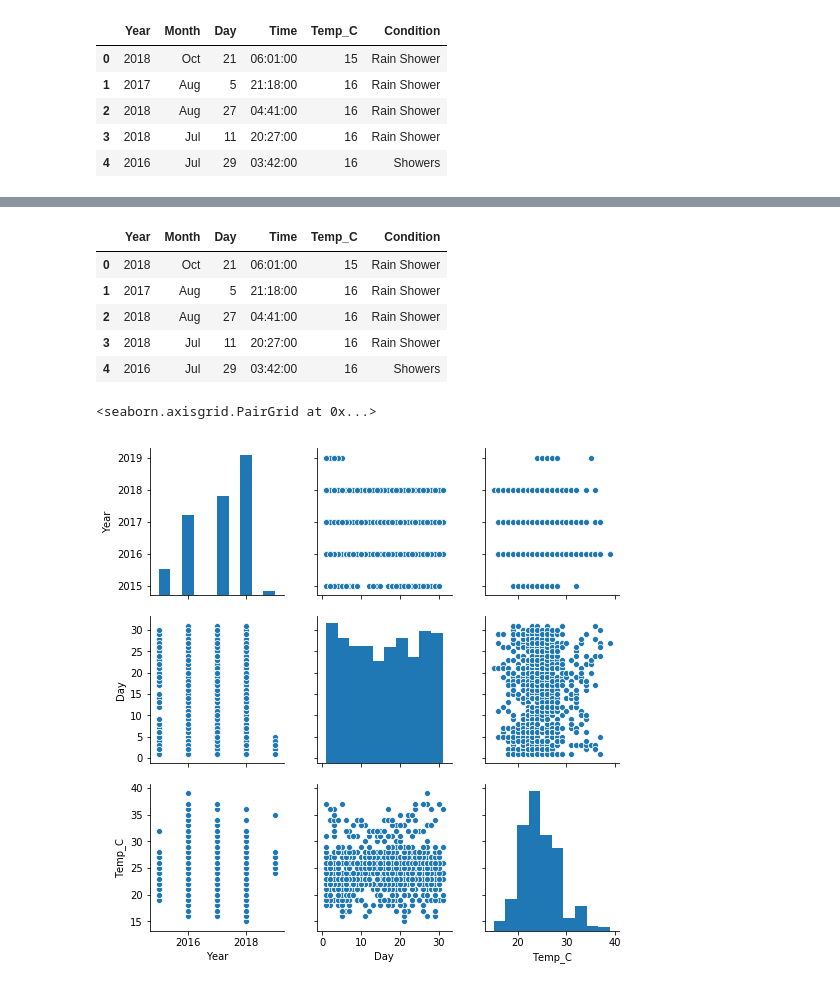
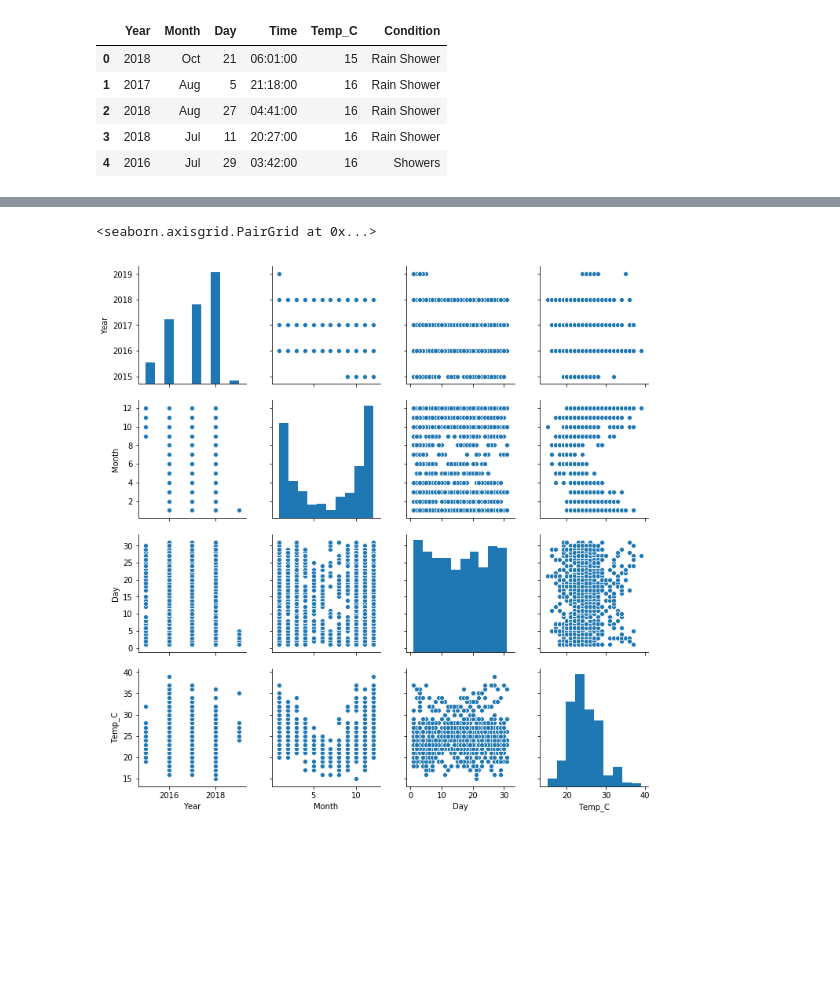
Before and after one commit to HenriqueCSJ/Python-Lessons, a Jupyter notebook: ML-Course/Paracambi/Paracambi_weather.ipynb, the cells around one changed output, grey strips where cells are left out. Drawn from its saved outputs; the diff is of its cells as text; code cells hidden in the pictures; blank space fills up the shorter version.

```diff
--- a/ML-Course/Paracambi/Paracambi_weather.ipynb
+++ b/ML-Course/Paracambi/Paracambi_weather.ipynb
@@ -4,5 +4,5 @@ import numpy as np
 import matplotlib.pyplot as plt
 import seaborn as sns
 # %%
-df = pd.read_csv("weather_pbi.csv")
+weather = pd.read_csv("weather_pbi.csv")
 # %%
@@ -36,9 +16,0 @@ df["Month"].replace(months, inplace=True)
-# %%
-df.head()
-# %% [output]
-|  | Year | Month | Day | Time | Temp_C | Condition |
-| 0 | 2018 | Oct | 21 | 06:01:00 | 15 | Rain Shower |
-| 1 | 2017 | Aug | 5 | 21:18:00 | 16 | Rain Shower |
-| 2 | 2018 | Aug | 27 | 04:41:00 | 16 | Rain Shower |
-| 3 | 2018 | Jul | 11 | 20:27:00 | 16 | Rain Shower |
-| 4 | 2016 | Jul | 29 | 03:42:00 | 16 | Showers |
@@ -47,5 +17,9 @@ df.to_csv("weather_pbi.csv", index=False)
+# %%
+weather["Year"] = pd.to_datetime(weather["Year"], format="%Y").dt.year
+weather["Month"] = pd.to_datetime(weather["Month"], format="%b").dt.month
+weather["Day"] = pd.to_datetime(weather["Day"], format="%d").dt.day
 # %%
-sns.pairplot(df)
+sns.pairplot(weather)
 # %% [output]
 <seaborn.axisgrid.PairGrid at 0x...>
-[figure, old version]
+[figure, new version]
```
Also changed, not shown: parts of 17 cells of this notebook, 2 other files.
